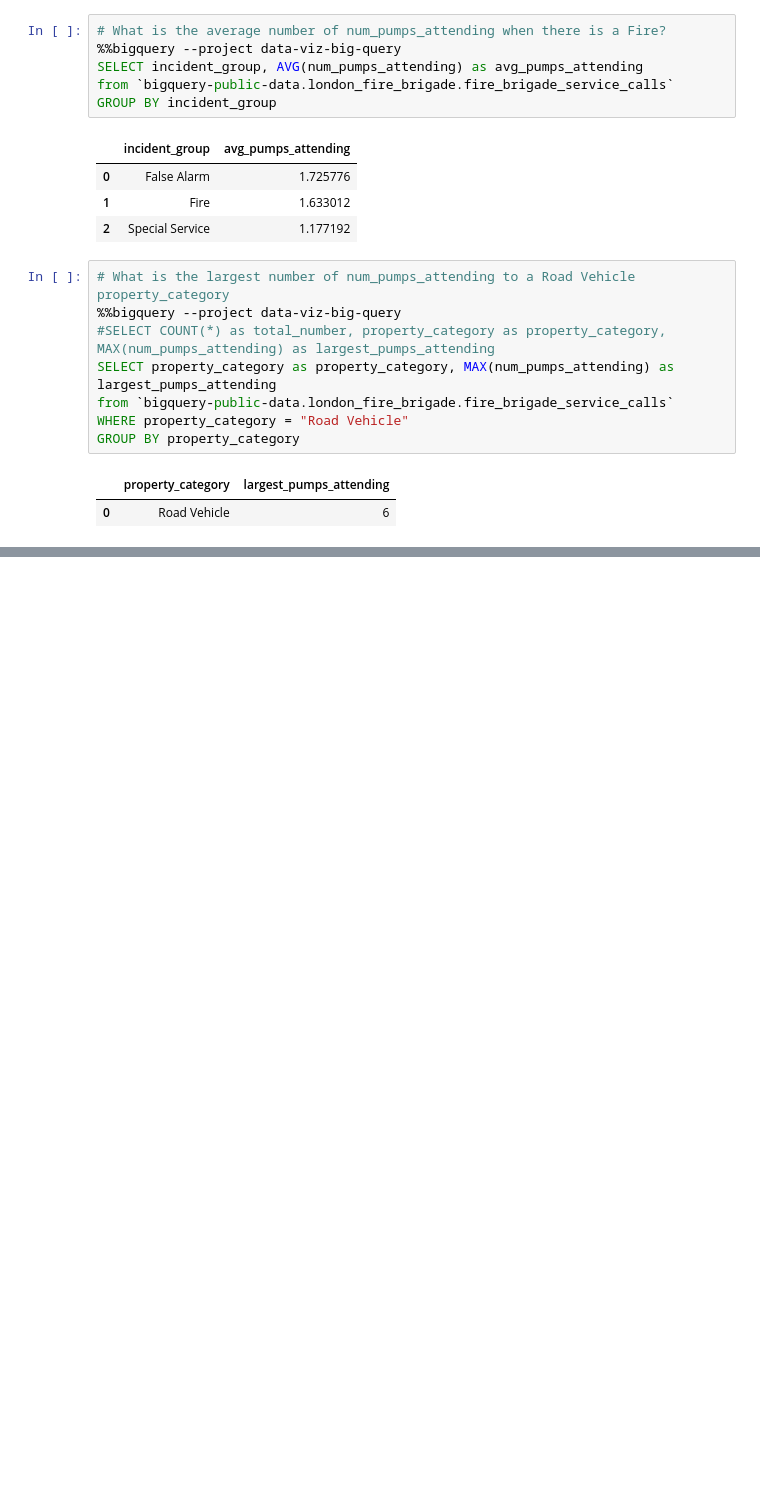
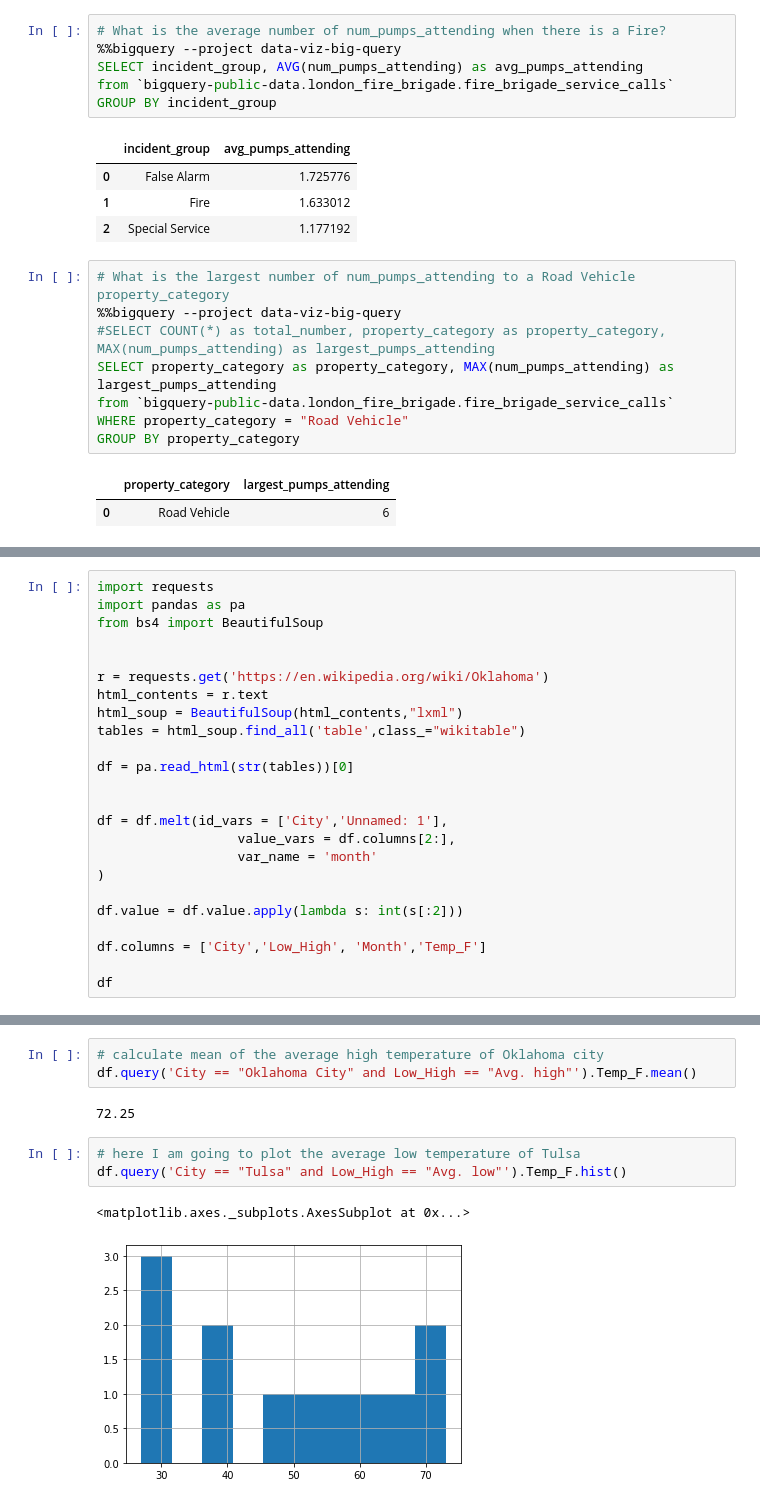
Before and after one commit to aayushbhurtel/Data_Visualization, a Jupyter notebook: exam1review.ipynb, the cells around one changed output, grey strips where cells are left out. Cells and saved outputs as stored; diff of their text form; blank space fills up the shorter version.

```diff
--- a/exam1review.ipynb
+++ b/exam1review.ipynb
@@ -55,0 +60,24 @@ GROUP BY property_category
+# %%
+import requests
+import pandas as pa
+from bs4 import BeautifulSoup
+
+
+r = requests.get('https://en.wikipedia.org/wiki/Oklahoma')
+html_contents = r.text
+html_soup = BeautifulSoup(html_contents,"lxml")
+tables = html_soup.find_all('table',class_="wikitable")
+
+df = pa.read_html(str(tables))[0]
+
+
+df = df.melt(id_vars = ['City','Unnamed: 1'],
+                  value_vars = df.columns[2:],
+                  var_name = 'month'
+)
+
+df.value = df.value.apply(lambda s: int(s[:2]))
+
+df.columns = ['City','Low_High', 'Month','Temp_F']
+
+df
@@ -55,0 +111,11 @@ GROUP BY property_category
+# %%
+# calculate mean of the average high temperature of Oklahoma city
+df.query('City == "Oklahoma City" and Low_High == "Avg. high"').Temp_F.mean()
+# %% [output]
+72.25
+# %%
+# here I am going to plot the average low temperature of Tulsa
+df.query('City == "Tulsa" and Low_High == "Avg. low"').Temp_F.hist()
+# %% [output]
+<matplotlib.axes._subplots.AxesSubplot at 0x...>
+[figure, added]
```
Also changed, not shown: parts of 6 cells of this notebook.
